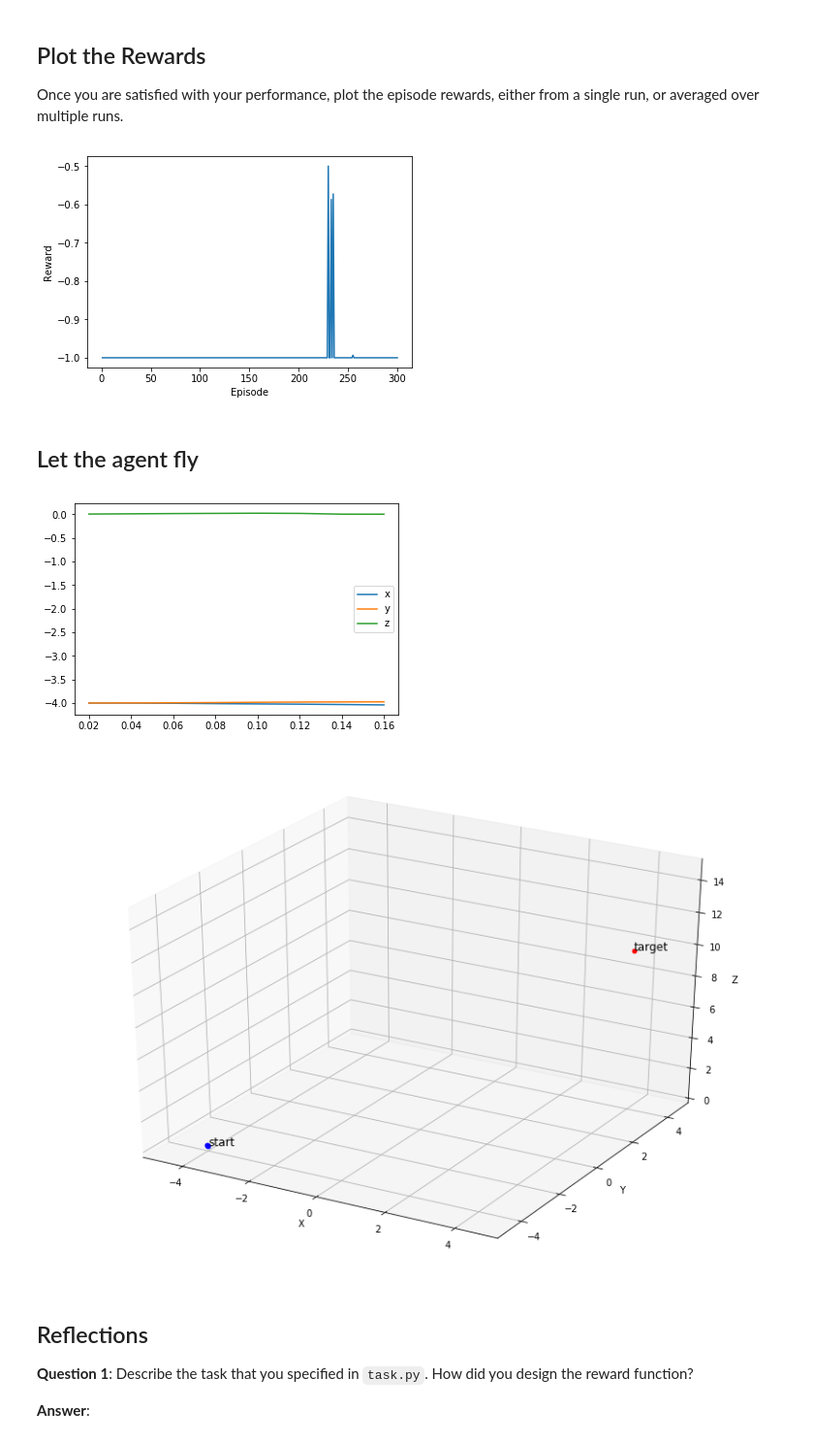
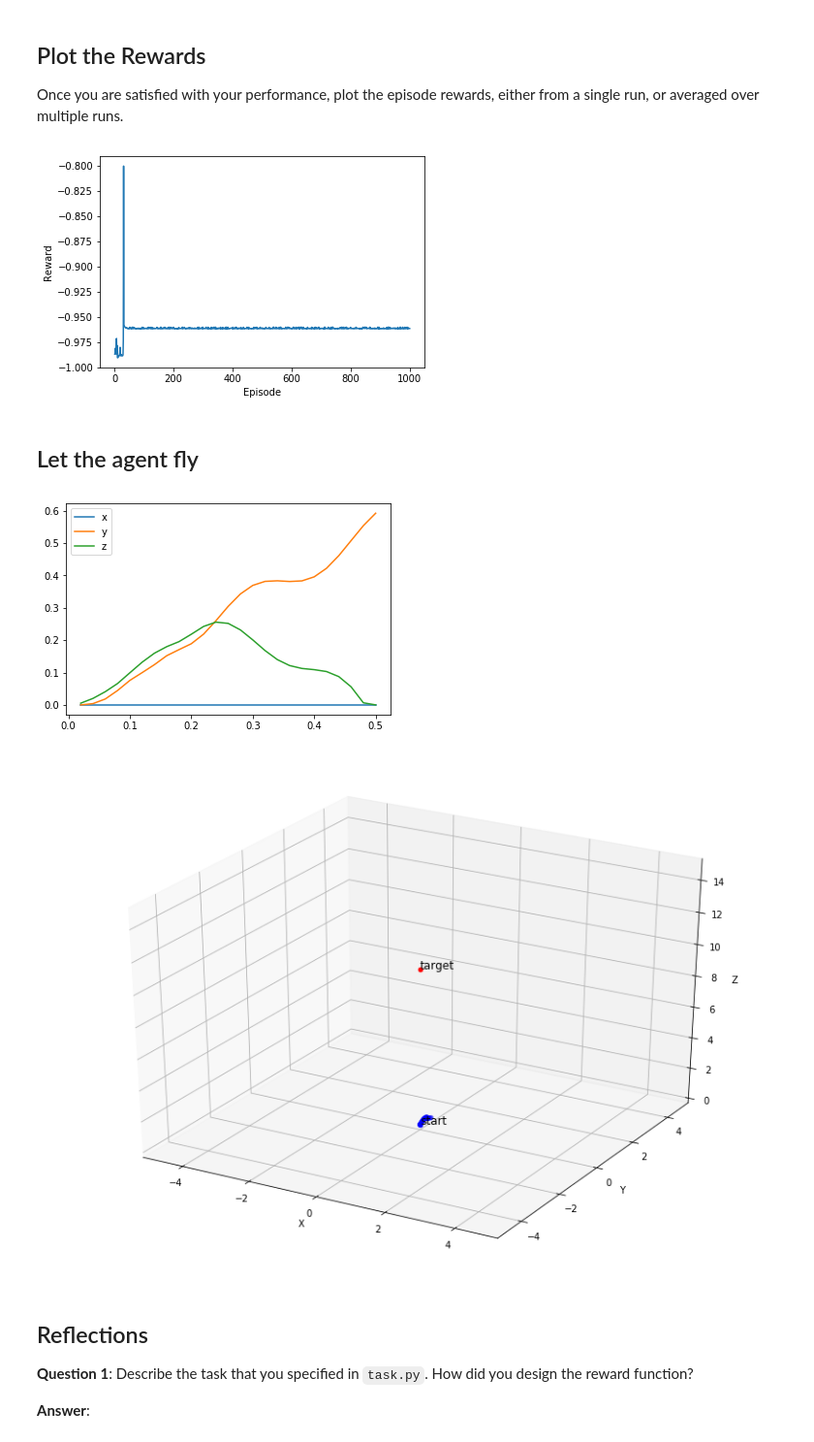
Before and after one commit to fatmirboja/RL-Quadcopter-2, a Jupyter notebook: Quadcopter_Project.ipynb, the cells around one changed output. Shown at 97% size. Saved outputs shown, nothing was run; the diff lists cells and outputs as text; code cells hidden in the pictures.

```diff
--- a/Quadcopter_Project.ipynb
+++ b/Quadcopter_Project.ipynb
@@ -286,10 +286,10 @@ As you develop your agent, it's important to keep an eye on how it's performing.
 # %%
 from agents.agent import DDPG
 
-num_episodes = 300
+num_episodes = 1000
 runtime = 5.                                     # time limit of the episode
-init_pos = np.array([-4., -4., 0., 0., 0., 0.])    # initial pose
-target_pos = np.array([4., 4., 10.])             # target pose
+init_pos = np.array([0., 0., 0., 0., 0., 0.])  # initial pose
+target_pos = np.array([0., 0., 10.])             # target pose
 init_velocities = np.array([0., 0., 0.])         # initial velocities
 init_angle_velocities = np.array([0., 0., 0.])   # initial angle velocities
 
@@ -328,14 +330,14 @@ Once you are satisfied with your performance, plot the episode rewards, either f
 # %%
 plot_rewards(num_episodes, mean_rewards)
 # %% [output]
-[figure, old version]
+[figure, new version]
 # %% [markdown]
 ## Let the agent fly
 # %%
-fly(ddpg_agent, init_pos, target_pos, explore=True)
+fly(ddpg_agent, init_pos, target_pos, explore=False)
 # %% [output]
-[figure, old version]
+[figure, new version]
-[figure, old version]
+[figure, new version]
 # %% [markdown]
 ## Reflections
 
```
Also changed, not shown: parts of 10 cells of this notebook, 2 other files.
